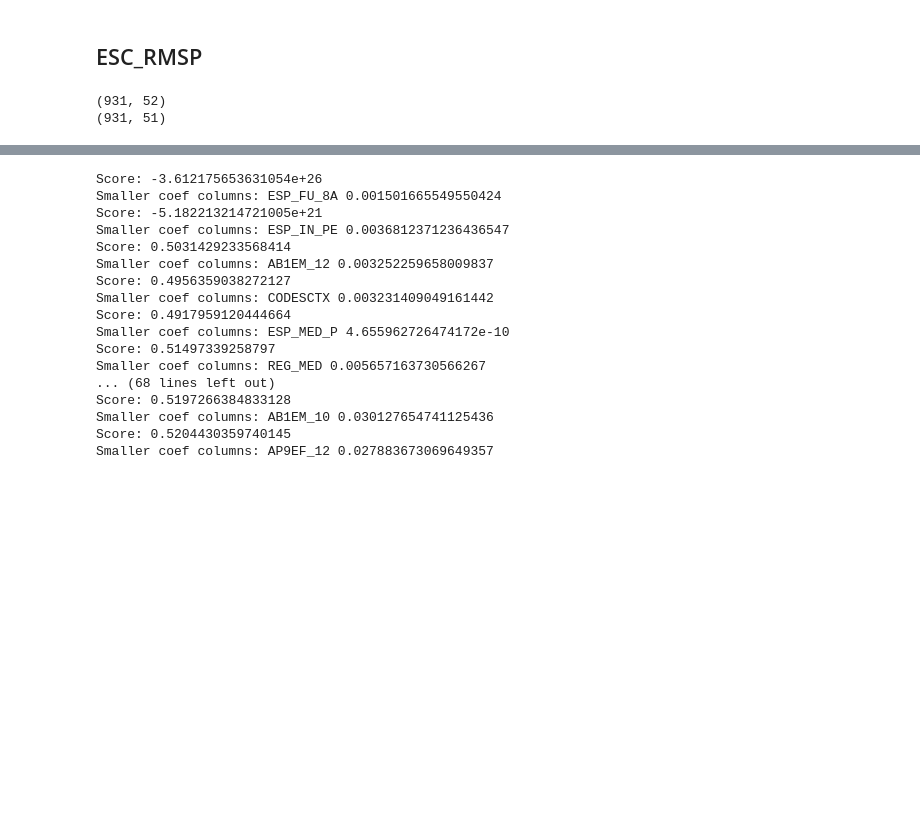
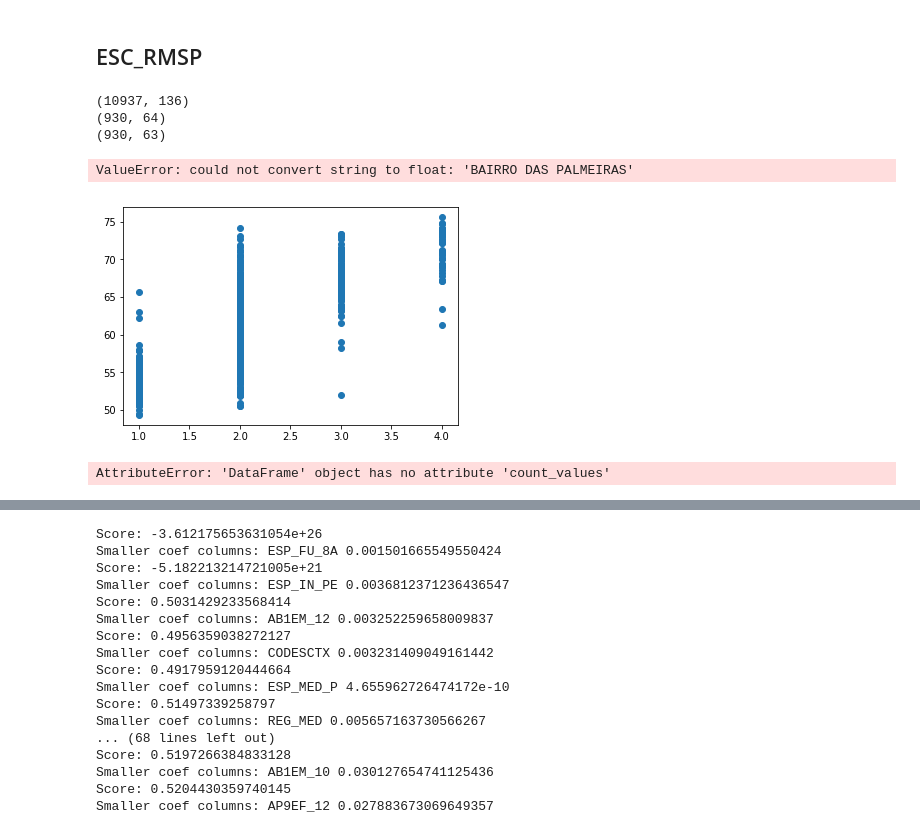
Before and after one commit to GiovaniValdrighi/DataScience_IC, a Jupyter notebook: Contest/recursive_feature_selection.ipynb, the cells around one changed output, grey strips where cells are left out. Saved outputs shown, nothing was run; the diff lists cells and outputs as text; code cells hidden in the pictures; blank space fills up the shorter version.

```diff
--- a/Contest/recursive_feature_selection.ipynb
+++ b/Contest/recursive_feature_selection.ipynb
@@ -81,18 +124,18 @@ Com as seguintes colunas:
 # %%
 #abrindo os dados
 esc_rmsp = pd.read_csv('ESC2013_RMSP_CEM.csv', encoding = 'latin1')
+print(esc_rmsp.shape)
 #agrupando por escolas
-esc_rmsp = esc_rmsp.groupby('CODESC').mean()
 #Apagando a classe desbalanceada
 #Em todos Dataframes temos mais escolas do que o nosso target
-esc_rmsp = esc_rmsp.reset_index()[esc_rmsp.reset_index().CODESC.isin(nota['CODMEC'])]
+esc_rmsp = esc_rmsp[esc_rmsp.CODESC.isin(nota['CODMEC'])]
 esc_rmsp.rename(columns = {'CODESC': 'CODMEC'}, inplace = True)
 #Dataframe com bastante valores NaN, limpando eles
 esc_rmsp.drop(esc_rmsp.columns[esc_rmsp.isnull().mean() >= 0.15], axis=1, inplace = True)
 esc_rmsp.dropna(inplace = True, how = 'any')
 #criando o merge com base na coluna CODMEC usando o dataframe target e os dados escolares
 new_df = pd.merge(esc_rmsp, nota, on = 'CODMEC')
-new_df.drop(['CODMEC','NUMERO DE PARTICIPANTES'], axis = 1, inplace = True)
+#new_df.drop(['CODMEC','NUMERO DE PARTICIPANTES'], axis = 1, inplace = True)
 print(new_df.shape)
 #criando o data e o target
 data = new_df.drop('Classificacao', axis = 1)
@@ -100,5 +143,16 @@ print(data.shape)
 target = new_df.Classificacao
 data = data.astype('float64')
 # %% [output]
-(931, 52)
-(931, 51)
+(10937, 136)
+(930, 64)
+(930, 63)
+ValueError: could not convert string to float: 'BAIRRO DAS PALMEIRAS'
+# %%
+plt.scatter(new_df.Classificacao, new_df.INSE_AB)
+plt.show()
+# %% [output]
+[figure, added]
+# %%
+nota.count_values()
+# %% [output]
+AttributeError: 'DataFrame' object has no attribute 'count_values'
```
Also changed, not shown: parts of 11 cells of this notebook, 2 other files.
